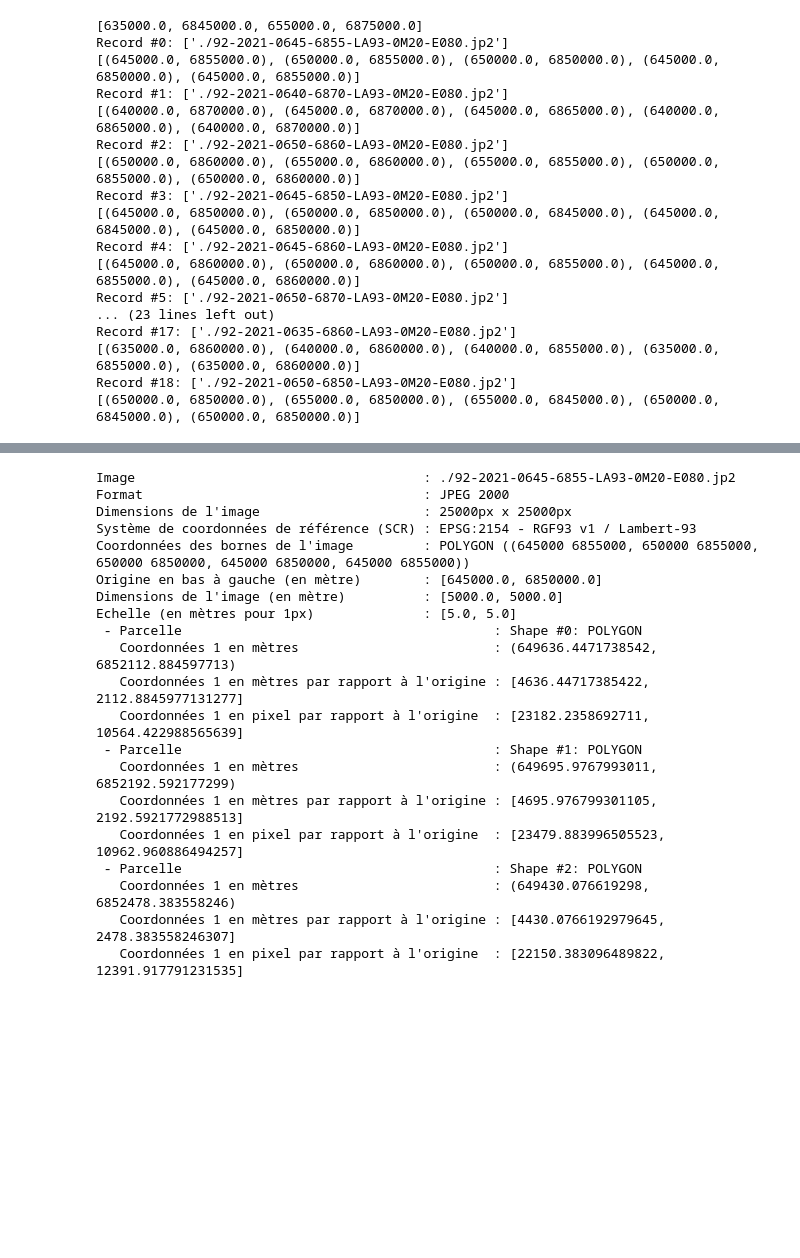
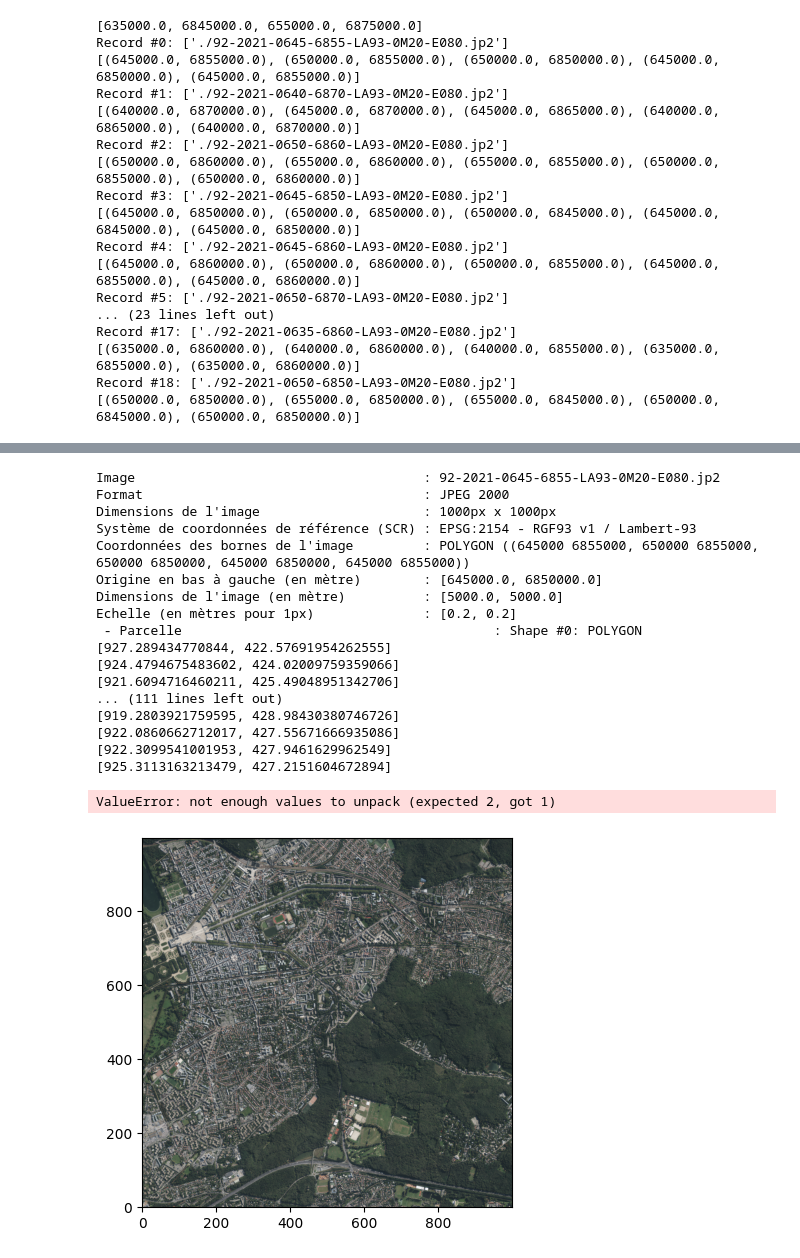
Before and after one commit to rbellocap/PocLandRekognition, a Jupyter notebook: 1-DataNormalization.ipynb, the cells around one changed output, grey strips where cells are left out. Drawn from its saved outputs; the diff is of its cells as text; code cells hidden in the pictures; blank space fills up the shorter version.

```diff
--- a/1-DataNormalization.ipynb
+++ b/1-DataNormalization.ipynb
@@ -102,7 +102,12 @@ Nous devons donc mettre en place un processus qui :
 ### Lecture du fichier Shapefile
 # %%
 from shapely.geometry import Polygon, Point, MultiPolygon
-import imageio
+import imageio, os.path
+from PIL import Image
+import numpy as np
+import matplotlib.pyplot as plt
+import matplotlib.patches as patches
+from matplotlib.collections import PatchCollection
 
 url = 's3://poc-automatic-land-parcel-recognition/dataset-reference-fr/092/'
 limit_dalles = 1
@@ -122,12 +127,15 @@ with open(url + 'dalles.shp', 'rb', transport_params = {'client': session.client
             # On fabrique un objet polygone avec les points de notre dalle
             poly = Polygon(dallerdr.shape(m).points)
 
-            # On charge l'image
-            # img_blue = Image.open(img_path)
+            # On charge une petite version de l'image
+            img = np.array(Image.open('workspace/92-2021-0635-6860-LA93-0M20-E080.png'), dtype = np.uint8)
+            fig, ax = plt.subplots(1)
+            ax.imshow(img, origin='lower')
+
 
             # On affiche les informations sur la dalle et l'image correspondante
-            image = dallerdr.record(m)[0]
-            height, width = [ 25000, 25000 ]
+            height, width = [ 1000, 1000 ] # Normalement 25000, 25000
+            image = dallerdr.record(m)[0].replace('./', '')
             print("Image                                     : " + image)
             print("Format                                    : JPEG 2000")
             print("Dimensions de l'image                     : " + str(width) + "px x " + str(height) + "px")
@@ -143,52 +151,62 @@ with open(url + 'dalles.shp', 'rb', transport_params = {'client': session.client
             # Voir https://epsg.io/2154
             # Pour déterminer les coordonnées X,Y en pixel des parcelles, on applique pour le moment un produit en croix
             scale = [ width / (poly.boundary.bounds[2] - poly.boundary.bounds[0]), height / (poly.boundary.bounds[3] - poly.boundary.bounds[1]) ]
             print("Echelle (en mètres pour 1px)              : " + str(scale))
+
+            collection = []
 
             # On parcours les parcelles pour trouver celles incluses dans la dalle
             for n in range(0, min(limit_parcels, parcelrdr.numRecords)):
 
                 inside = 0
                 outside = 0
                 parcel = parcelrdr.shape(n)
                 for p in parcel.points:
                     if (poly.contains(Point(p))):
                         inside += 1
                     else:
                         outside += 1
 
                 # On ignore les parcelles en dehors ou à cheval entre deux dalles
                 if (inside == 0 or outside > 0):
                     continue
 
                 print(" - Parcelle                                        : " + str(parcel))
-                print("   Coordonnées 1 en mètres                         : " + str(parcel.points[0]))
-                coord = [ parcel.points[0][0] - origin[0], parcel.points[0][1] - origin[1] ]
-                print("   Coordonnées 1 en mètres par rapport à l'origine : " + str(coord))
-                point = [ coord[0] * scale[0], coord[1] * scale[1] ]
-                print("   Coordonnées 1 en pixel par rapport à l'origine  : " + str(point))
+                #print("   Coordonnées 1 en mètres                         : " + str(parcel.points[0]))
+                #coord = [ parcel.points[0][0] - origin[0], parcel.points[0][1] - origin[1] ]
+                #print("   Coordonnées 1 en mètres par rapport à l'origine : " + str(coord))
+                #point = [ coord[0] * scale[0], coord[1] * scale[1] ]
+                #print("   Coordonnées 1 en pixel par rapport à l'origine  : " + str(point))
 
-                #for p in parcel.points:
-                #    coord = [ p[0] - origin[0], p[1] - origin[1] ]
-                #    point = [ coord[0] * scale[0], coord[1] * scale[1] ]
+                points = []
+                for p in parcel.points:
+                    coord = [ p[0] - origin[0], p[1] - origin[1] ]
+                    point = [ coord[0] * scale[0], coord[1] * scale[1] ]
+                    print(point)
+                    #points.append(point)
+                    points.append(coord[0] * scale[0])
+                    points.append(coord[1] * scale[1])
+                collection.append(patches.Polygon(point, True, edgecolor='r'))
+
+            ax.add_collection(PatchCollection(collection, alpha=0.4))
+            plt.show()
 # %% [output]
-Image                                     : ./92-2021-0645-6855-LA93-0M20-E080.jp2
+Image                                     : 92-2021-0645-6855-LA93-0M20-E080.jp2
 Format                                    : JPEG 2000
-Dimensions de l'image                     : 25000px x 25000px
+Dimensions de l'image                     : 1000px x 1000px
 Système de coordonnées de référence (SCR) : EPSG:2154 - RGF93 v1 / Lambert-93
 Coordonnées des bornes de l'image         : POLYGON ((645000 6855000, 650000 6855000, 650000 6850000, 645000 6850000, 645000 6855000))
 Origine en bas à gauche (en mètre)        : [645000.0, 6850000.0]
 Dimensions de l'image (en mètre)          : [5000.0, 5000.0]
-Echelle (en mètres pour 1px)              : [5.0, 5.0]
+Echelle (en mètres pour 1px)              : [0.2, 0.2]
  - Parcelle                                        : Shape #0: POLYGON
-   Coordonnées 1 en mètres                         : (649636.4471738542, 6852112.884597713)
-   Coordonnées 1 en mètres par rapport à l'origine : [4636.44717385422, 2112.8845977131277]
-   Coordonnées 1 en pixel par rapport à l'origine  : [23182.2358692711, 10564.422988565639]
- - Parcelle                                        : Shape #1: POLYGON
-   Coordonnées 1 en mètres                         : (649695.9767993011, 6852192.592177299)
-   Coordonnées 1 en mètres par rapport à l'origine : [4695.976799301105, 2192.5921772988513]
-   Coordonnées 1 en pixel par rapport à l'origine  : [23479.883996505523, 10962.960886494257]
- - Parcelle                                        : Shape #2: POLYGON
-   Coordonnées 1 en mètres                         : (649430.076619298, 6852478.383558246)
-   Coordonnées 1 en mètres par rapport à l'origine : [4430.0766192979645, 2478.383558246307]
-   Coordonnées 1 en pixel par rapport à l'origine  : [22150.383096489822, 12391.917791231535]
+[927.289434770844, 422.57691954262555]
+[924.4794675483602, 424.02009759359066]
+[921.6094716460211, 425.49048951342706]
+... (111 lines left out)
+[919.2803921759595, 428.98430380746726]
+[922.0860662712017, 427.55671666935086]
+[922.3099541001953, 427.9461629962549]
+[925.3113163213479, 427.2151604672894]
+ValueError: not enough values to unpack (expected 2, got 1)
+[figure, added]
```
Also changed, not shown: parts of 1 cell of this notebook, 4 other files.
